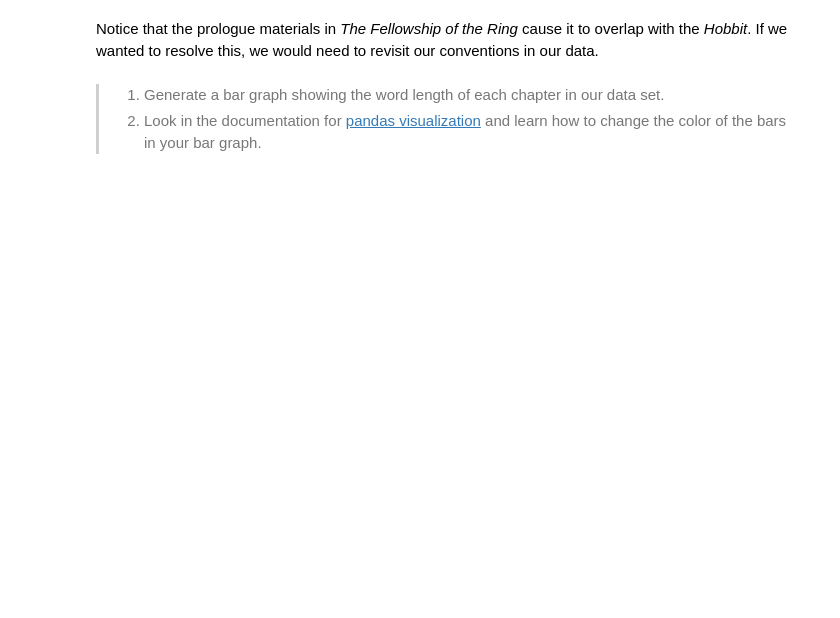
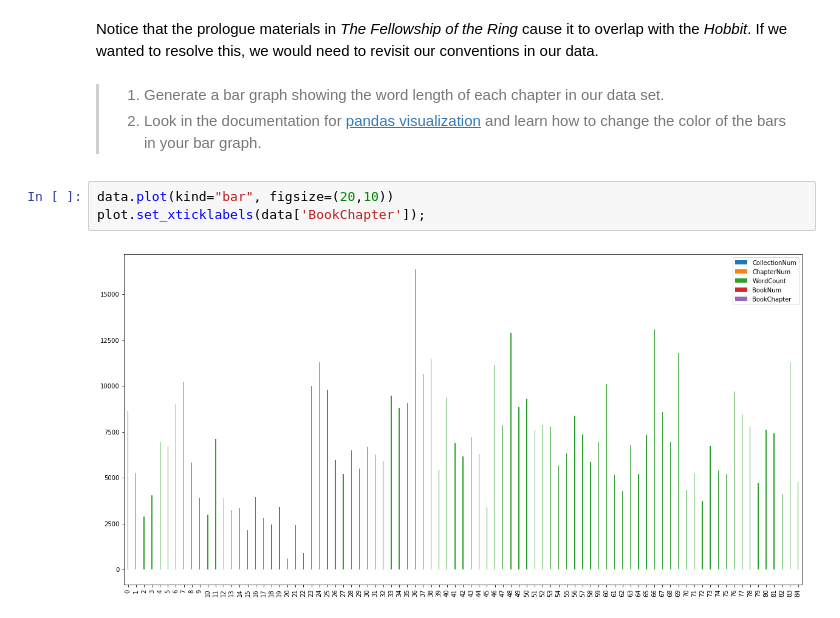
Before and after one commit to katielrink/ds_1300_notebooks, a Jupyter notebook: work/01_assignment.ipynb, the cells around one changed output. Drawn from its saved outputs; the diff is of its cells as text; blank space fills up the shorter version.

```diff
--- a/work/01_assignment.ipynb
+++ b/work/01_assignment.ipynb
@@ -646,3 +710,8 @@ plt.pyplot.legend()
 # %% [markdown]
 > 1) Generate a bar graph showing the word length of each chapter in our data set.
 > 2) Look in the documentation for [pandas visualization](https://pandas.pydata.org/pandas-docs/stable/user_guide/visualization.html) and learn how to change the color of the bars in your bar graph.
+# %%
+data.plot(kind="bar", figsize=(20,10))
+plot.set_xticklabels(data['BookChapter']);
+# %% [output]
+[figure, added]
```
Also changed, not shown: parts of 17 cells of this notebook.
